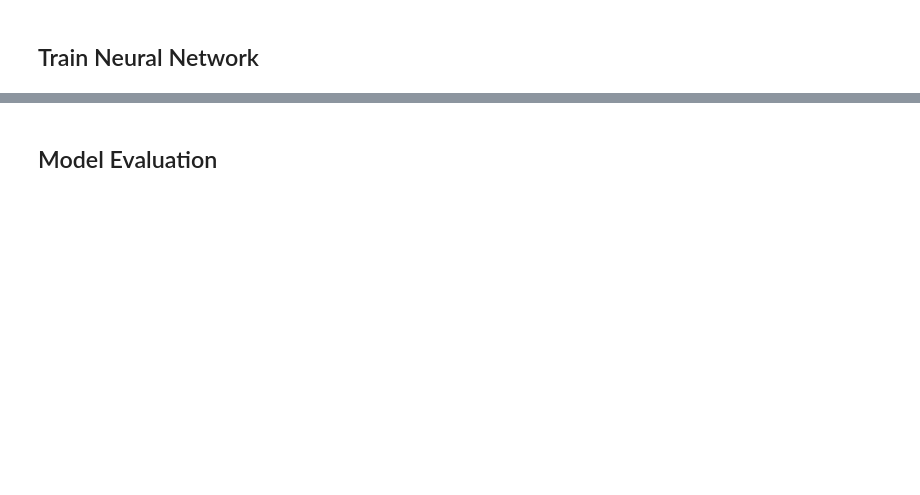
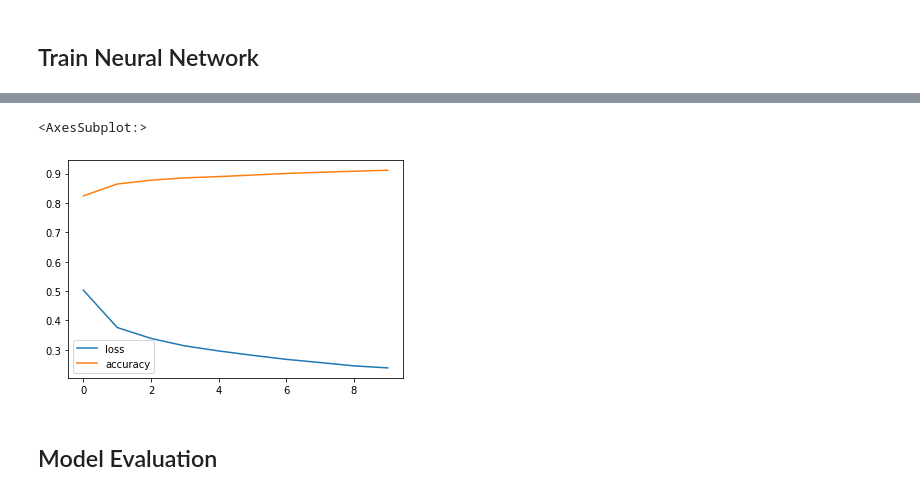
Before and after one commit to gsamuel85/ai-afterworks, a Jupyter notebook: demo-images.ipynb, the cells around one changed output, grey strips where cells are left out. Cells and saved outputs as stored; diff of their text form; code cells hidden in the pictures; blank space fills up the shorter version.

Commit message:
neural network demo

```diff
--- a/demo-images.ipynb
+++ b/demo-images.ipynb
@@ -35,2 +37,7 @@ for i in range(25):
+# %%
+# Scale features
+
+X_train = X_train / 255.0
+X_test = X_test / 255.0
 # %% [markdown]
 ## Train Neural Network
@@ -39,3 +44,20 @@ for i in range(25):
+# %%
+# Set up neural network
+
+from tensorflow.keras import Sequential
+from tensorflow.keras.layers import Flatten, Dense
+
+model = Sequential([
+    Flatten(input_shape=(28,28)),
+    Dense(128, activation='relu'),
+    Dense(10)
+])
+
+model.compile(optimizer='adam',
+    loss=tf.keras.losses.SparseCategoricalCrossentropy(from_logits=True),
+    metrics=['accuracy']
+)
 # %%
 # Train neural network
-#
+
+model.fit(X_train, y_train, epochs=10)
@@ -42,5 +86,11 @@ for i in range(25):
 # %%
 # Plot loss and accuracy
+
+losses = pd.DataFrame(model.history.history)
+losses.plot()
+# %% [output]
+<AxesSubplot:>
+[figure, added]
 # %% [markdown]
 ## Model Evaluation
 # %%
```
Also changed, not shown: parts of 7 cells of this notebook.
